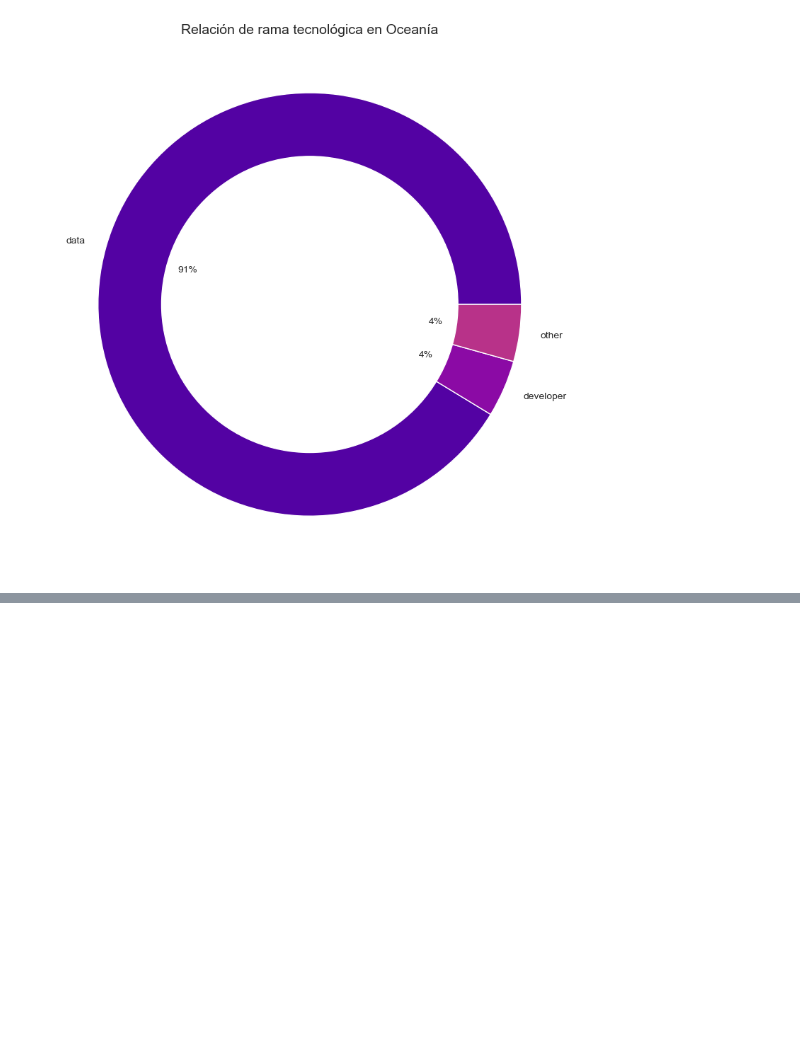
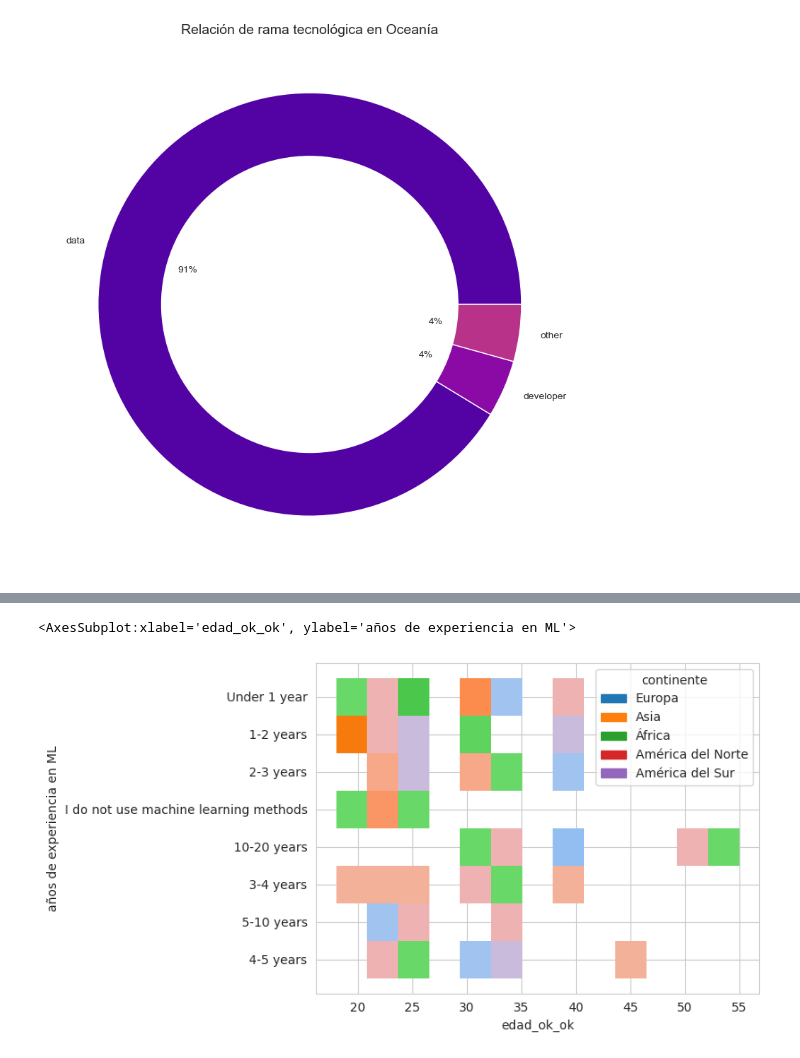
Before and after one commit to silviagordon/EDA-Visualizacion, a Jupyter notebook: Notebooks/Visualización.ipynb, the cells around one changed output, grey strips where cells are left out. Saved outputs shown, nothing was run; the diff lists cells and outputs as text; code cells hidden in the pictures; blank space fills up the shorter version.

```diff
--- a/Notebooks/Visualización.ipynb
+++ b/Notebooks/Visualización.ipynb
@@ -346,0 +441,5 @@ plt.show()
+# %%
+sns.histplot(data=df_tecnico, y="años de experiencia en ML", x="edad_ok_ok", hue="continente")
+# %% [output]
+<AxesSubplot:xlabel='edad_ok_ok', ylabel='años de experiencia en ML'>
+[figure, added]
```
Also changed, not shown: parts of 34 cells of this notebook, 1 other file.
